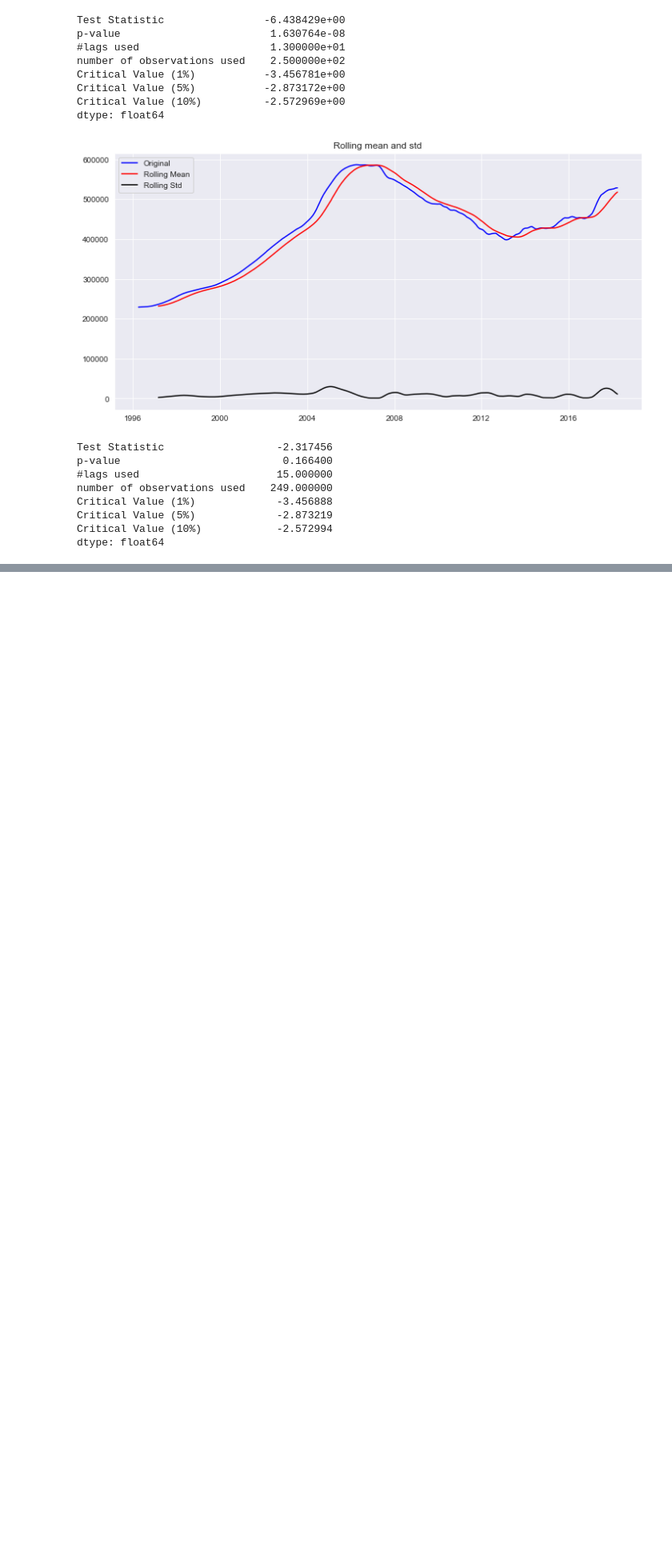
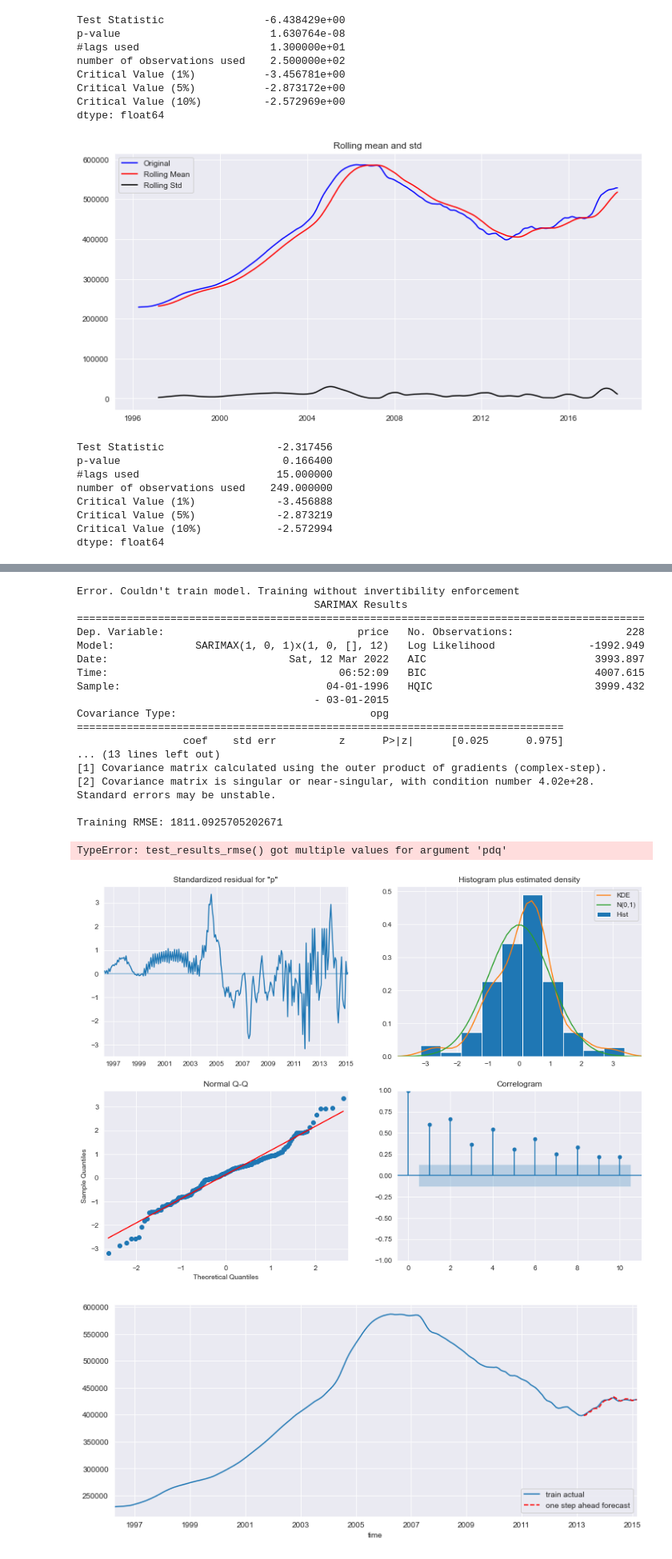
Before and after one commit to timpanon/zillow_forecasting, a Jupyter notebook: overall_nj.ipynb, the cells around one changed output, grey strips where cells are left out. Shown at 80% size. Cells and saved outputs as stored; diff of their text form; code cells hidden in the pictures; blank space fills up the shorter version.

```diff
--- a/overall_nj.ipynb
+++ b/overall_nj.ipynb
@@ -158,13 +142,16 @@ def train_results_rmse(results, train, period=24, display=True):
         train_predict.plot(ax=ax, style='r--', label='one step ahead forecast')
         legend=ax.legend(loc='lower right')
 
-    rmse = np.sqrt(mean_squared_error(train_predict, train[-period:]))
-    print(f'\nTraining RMSE: {rmse}')
-    return rmse
+    rmse_ = np.sqrt(mean_squared_error(train_predict, train[-period:]))
+
+    if display:
+        print(f'\nTraining RMSE: {rmse_}')
+
+    return rmse_
 # %%
 # walk forward validation on test data
 # return RMSE
-def test_results_rmse(results, train, test, pdq=(1,1,1), PDQS=(1,1,1,12), display=True):
+def test_results_rmse(train, test, pdq=(1,1,1), PDQS=(1,1,1,12), display=True):
 
     # walk-forward validation
     predictions=[]
@@ -172,7 +159,11 @@ def test_results_rmse(results, train, test, pdq=(1,1,1), PDQS=(1,1,1,12), displa
     actuals = test.values
 
     for t in range(len(test)):
-        results = train_sarimax(history, pdq=pdq, PDQS=PDQS, summary=False)
+        try:
+            results = train_sarimax(history, pdq=pdq, PDQS=PDQS, summary=False)
+        except:
+            print('could not train.')
+
         output=results.forecast()
         y_hat = output[0]
         predictions.append(y_hat)
@@ -184,7 +175,6 @@ def test_results_rmse(results, train, test, pdq=(1,1,1), PDQS=(1,1,1,12), displa
     predictions = pd.Series(predictions, index=test.index)
 
     rmse = np.sqrt(mean_squared_error(actuals, predictions))
-    print(f'Test RMSE: {rmse}')
 
     if display:
         fig,ax=plt.subplots(figsize=(12,5))
@@ -193,6 +183,7 @@ def test_results_rmse(results, train, test, pdq=(1,1,1), PDQS=(1,1,1,12), displa
         legend=ax.legend(loc='lower right')
         plt.title('Walk Forward Test Validation')
         plt.show()
+        print(f'Test RMSE: {rmse}')
 
     return rmse
 # %%
@@ -223,7 +215,8 @@ def test_dynamic_predictions(results, test, display=True):
 
     return rmse
 # %%
-def forecast_results(df, results, pdq=(1,1,1), PDQS=(1,1,1,12), years=[1,3,5,10], display=False):
+def forecast_results(df, pdq=(1,1,1), PDQS=(1,1,1,12), years=[1,3,5,10], display=False):
+
     # retrain new model on all data
     results = train_sarimax(df, pdq=pdq, PDQS=PDQS)
 
@@ -757,10 +774,33 @@ dtype: float64
 # %%
 final_7004 = final_df[final_df.zip == 7004]
-output_df, pdq, PDQS = get_pdqs_aic(final_7004['price'], display=False)
 train, test = split_train_test(final_7004['price'])
+
+output_df, pdq, PDQS = get_pdqs(train, test, display=False)
 results = train_sarimax(train, pdq=pdq, PDQS=PDQS, summary=True, diagnostics=True)
-print('\n')
+
+# print('\n')
 rmse = train_results_rmse(results, train, display=True)
-test_results_rmse(results, train, test, pdq=pdq, PDQS=PDQS)
+test_results_rmse(train, test, pdq=pdq, PDQS=PDQS)
 test_dynamic_predictions(results, test)
-forecast_results(final_7004['price'], results, display=True)
+forecast_results(final_7004['price'], display=True)
+# %% [output]
+Error. Couldn't train model. Training without invertibility enforcement
+                                      SARIMAX Results
+===========================================================================================
+Dep. Variable:                               price   No. Observations:                  228
+Model:             SARIMAX(1, 0, 1)x(1, 0, [], 12)   Log Likelihood               -1992.949
+Date:                             Sat, 12 Mar 2022   AIC                           3993.897
+Time:                                     06:52:09   BIC                           4007.615
+Sample:                                 04-01-1996   HQIC                          3999.432
+                                      - 03-01-2015
+Covariance Type:                               opg
+==============================================================================
+                 coef    std err          z      P>|z|      [0.025      0.975]
+... (13 lines left out)
+[1] Covariance matrix calculated using the outer product of gradients (complex-step).
+[2] Covariance matrix is singular or near-singular, with condition number 4.02e+28. Standard errors may be unstable.
+
+Training RMSE: 1811.0925705202671
+TypeError: test_results_rmse() got multiple values for argument 'pdq'
+[figure, added]
+[figure, added]
```
Also changed, not shown: parts of 14 cells of this notebook, 7 other files.
